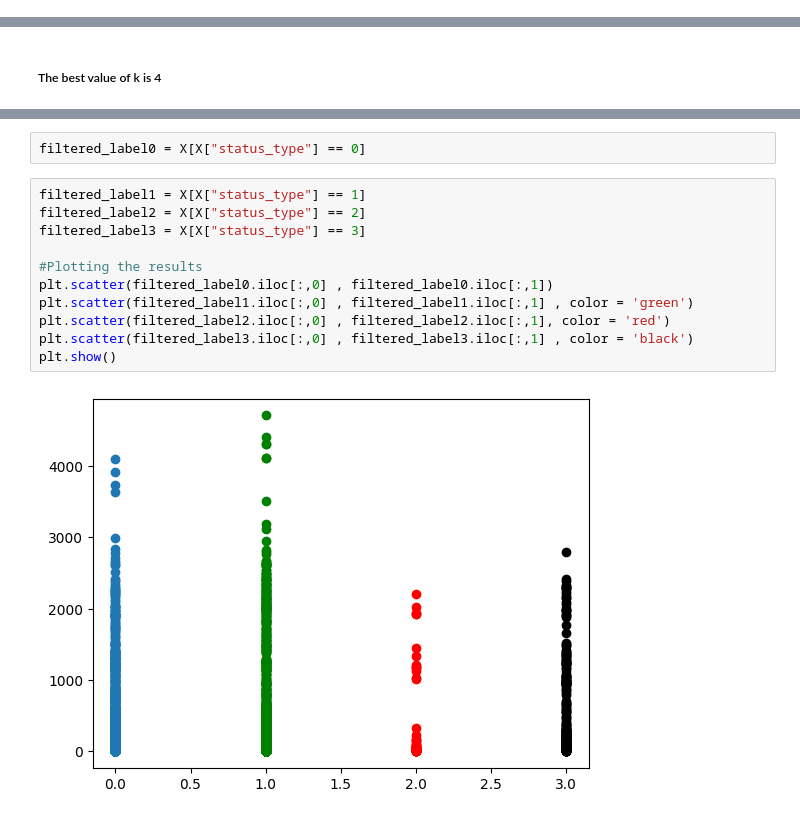
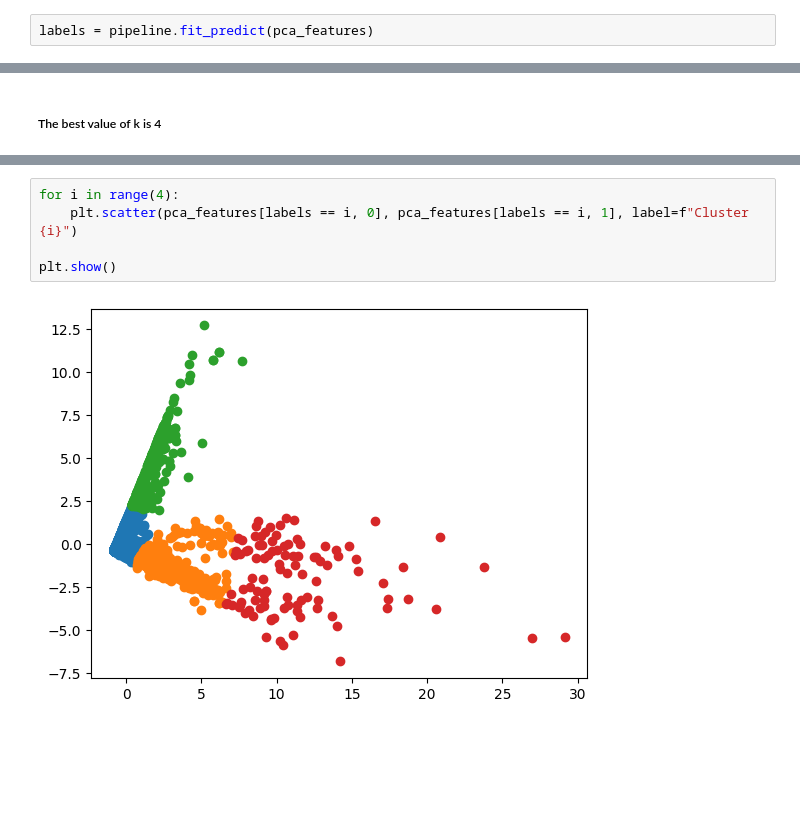
Before and after one commit to AmenAllahHemdani/Unsupervised-first-project, a Jupyter notebook: main.ipynb, the cells around one changed output, grey strips where cells are left out. Saved outputs shown, nothing was run; the diff lists cells and outputs as text; blank space fills up the shorter version.

```diff
--- a/main.ipynb
+++ b/main.ipynb
@@ -187,3 +170,5 @@ labels = pipeline.predict(X)
+# %%
+labels = pipeline.fit_predict(pca_features)
 # %%
 ks = range(1, 8)
 inertias = []
@@ -235,15 +204,7 @@ X
-# %%
-filtered_label0 = X[X["status_type"] == 0]
-# %%
-filtered_label1 = X[X["status_type"] == 1]
-filtered_label2 = X[X["status_type"] == 2]
-filtered_label3 = X[X["status_type"] == 3]
-
-#Plotting the results
-plt.scatter(filtered_label0.iloc[:,0] , filtered_label0.iloc[:,1])
-plt.scatter(filtered_label1.iloc[:,0] , filtered_label1.iloc[:,1] , color = 'green')
-plt.scatter(filtered_label2.iloc[:,0] , filtered_label2.iloc[:,1], color = 'red')
-plt.scatter(filtered_label3.iloc[:,0] , filtered_label3.iloc[:,1] , color = 'black')
-plt.show()
-# %% [output]
-[figure, removed]
+# %%
+for i in range(4):
+    plt.scatter(pca_features[labels == i, 0], pca_features[labels == i, 1], label=f"Cluster {i}")
+
+plt.show()
+# %% [output]
+[figure, added]
```
Also changed, not shown: parts of 11 cells of this notebook.
